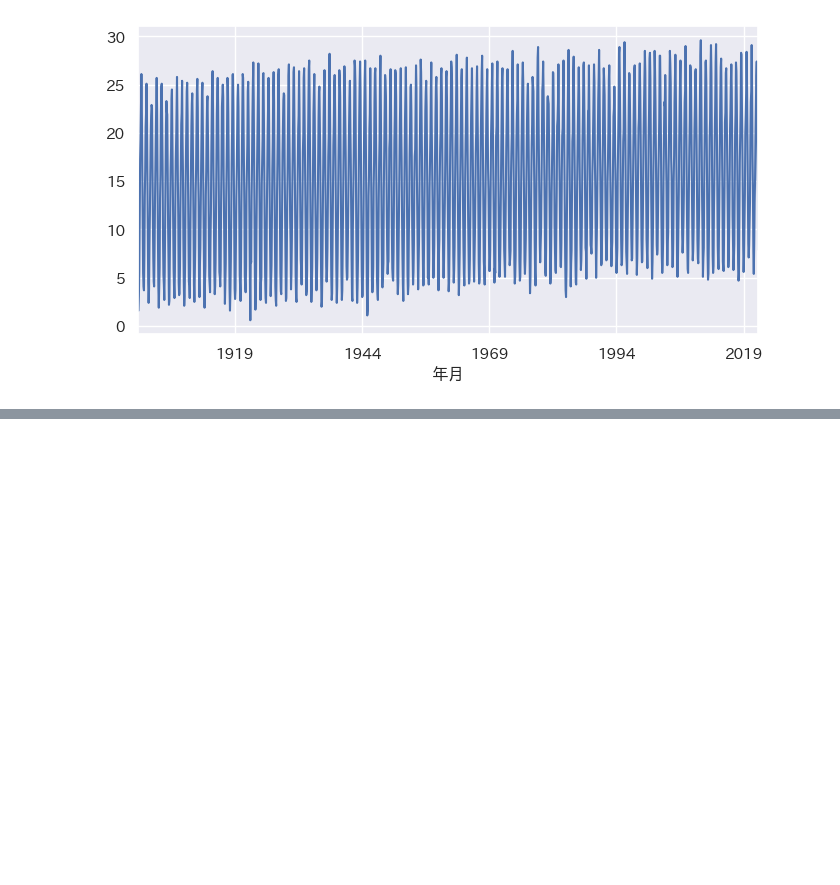
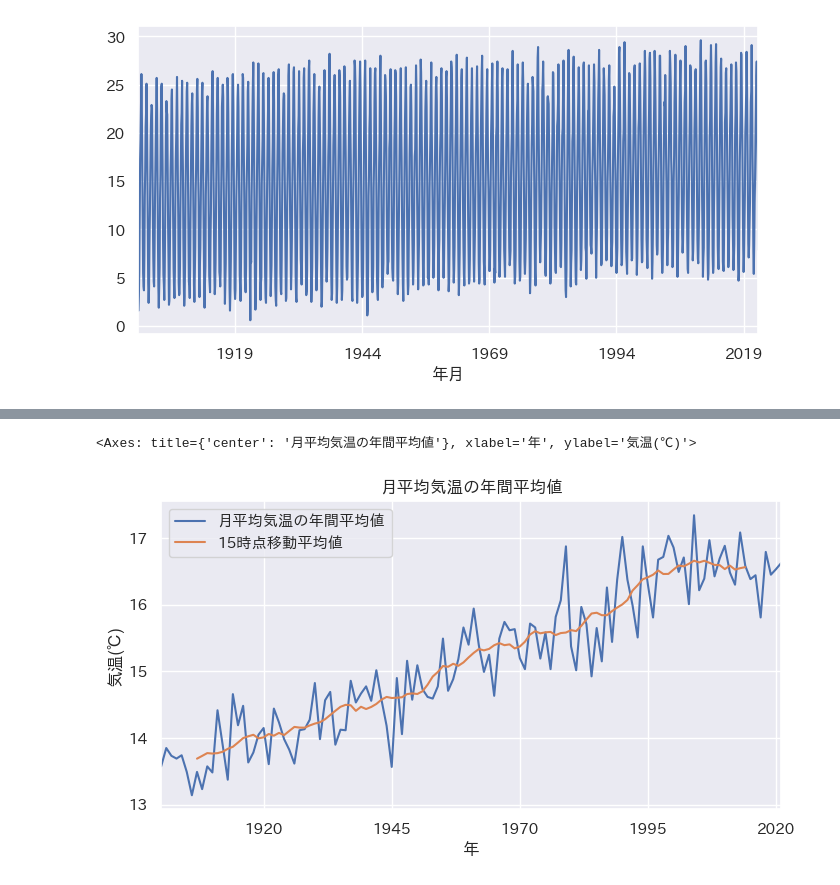
Before and after one commit to maton369/Python_Time_Series_Intro, a Jupyter notebook: 2-5-Pythonによる時系列分析の基本.ipynb, the cells around one changed output, grey strips where cells are left out. Cells and saved outputs as stored; diff of their text form; code cells hidden in the pictures; blank space fills up the shorter version.

```diff
--- a/2-5-Pythonによる時系列分析の基本.ipynb
+++ b/2-5-Pythonによる時系列分析の基本.ipynb
@@ -632,0 +720,49 @@ weather_month["平均気温(℃)"].plot()
+# %%
+# 月平均気温データをもとに、年単位の平均気温とその長期的傾向を可視化するコード
+
+# -------------------------------------------------------
+# 処理の目的：
+#   - 各年の「月平均気温」をまとめて年間平均を算出し、
+#     気温変動の長期トレンド（温暖化など）を把握する。
+#   - 移動平均を用いることで、短期的な気温変動を平滑化し、
+#     気候変動の全体的な傾向を視覚的に明らかにする。
+
+# 処理内容：
+# -------------------------------------------------------
+# ① 年ごとの「月平均気温の年間平均値」を算出
+#     - weather_month['平均気温(℃)'] を利用。
+#     - resample('YS').mean() により、年初を基準とした年単位の平均値を求める。
+#       ※ 'YS' は “Year Start” の略で、年初ごとにデータをまとめる頻度指定。
+
+# ② 15年移動平均の計算
+#     - rolling(window=15, center=True).mean() を使い、
+#       15年間の平均値を中央に配置する（中心化移動平均）。
+#     - これにより長期トレンドを滑らかに表示可能。
+
+# ③ グラフ描画
+#     - 年ごとの平均気温と15年移動平均を同時にプロット。
+#     - 横軸：年、縦軸：気温（℃）。
+#     - タイトルおよび軸ラベルを日本語で指定。
+
+# 結果の解釈：
+#     - 細い折れ線：年ごとの気温変化を表す。
+#     - 滑らかな線：長期的な温暖化または寒冷化の傾向を示す。
+# -------------------------------------------------------
+
+# 年間平均気温を計算
+weather_year["月平均気温の年間平均値"] = (
+    weather_month["平均気温(℃)"].resample("YS").mean()
+)
+
+# 15年中心化移動平均を計算
+weather_year["15時点移動平均値"] = (
+    weather_year["月平均気温の年間平均値"].rolling(window=15, center=True).mean()
+)
+
+# 折れ線グラフで気温変化を可視化
+weather_year[["月平均気温の年間平均値", "15時点移動平均値"]].plot(
+    title="月平均気温の年間平均値", xlabel="年", ylabel="気温(℃)"
+)
+# %% [output]
+<Axes: title={'center': '月平均気温の年間平均値'}, xlabel='年', ylabel='気温(℃)'>
+[figure, added]
```
Also changed, not shown: parts of 4 cells of this notebook.
